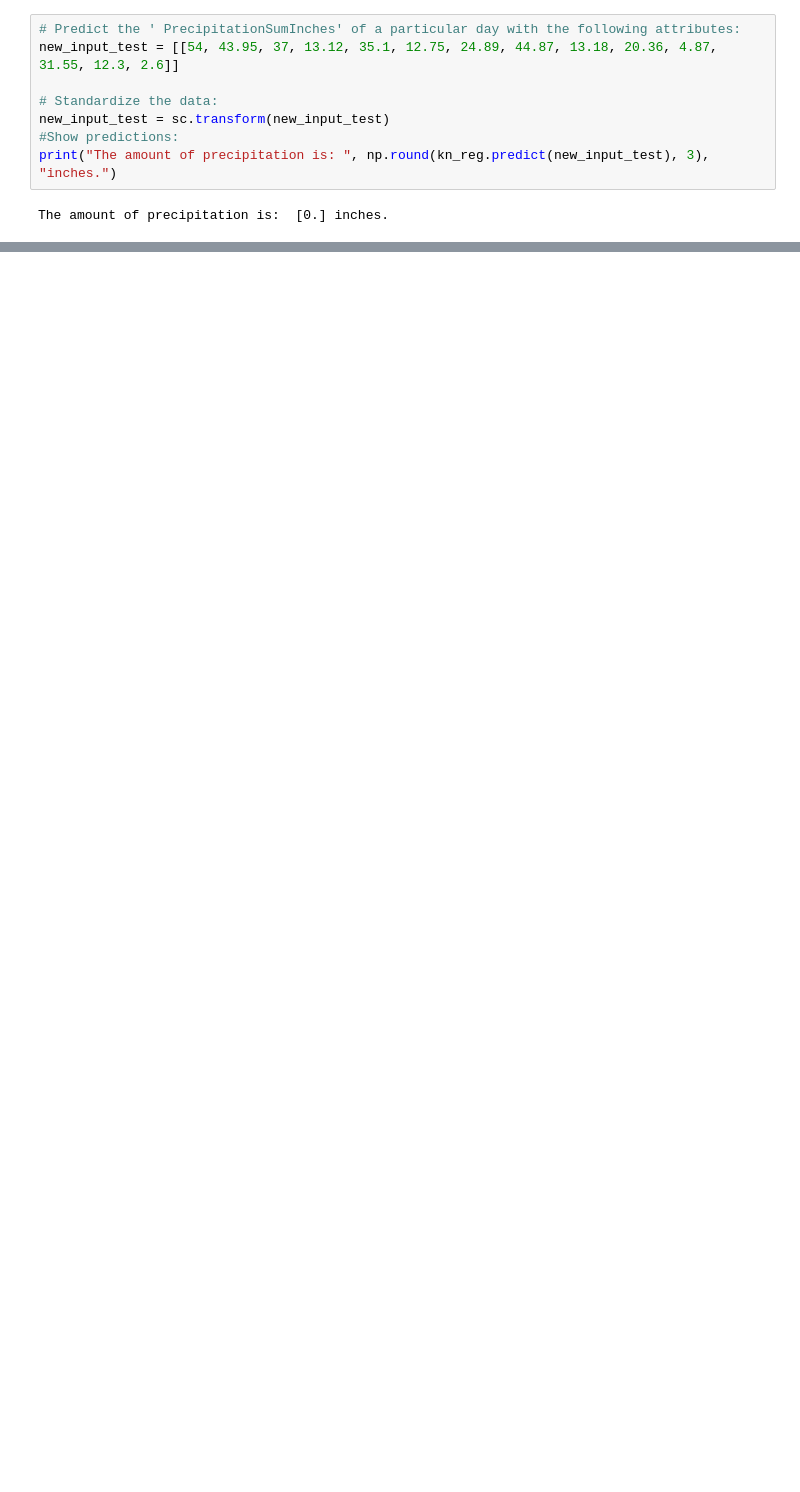
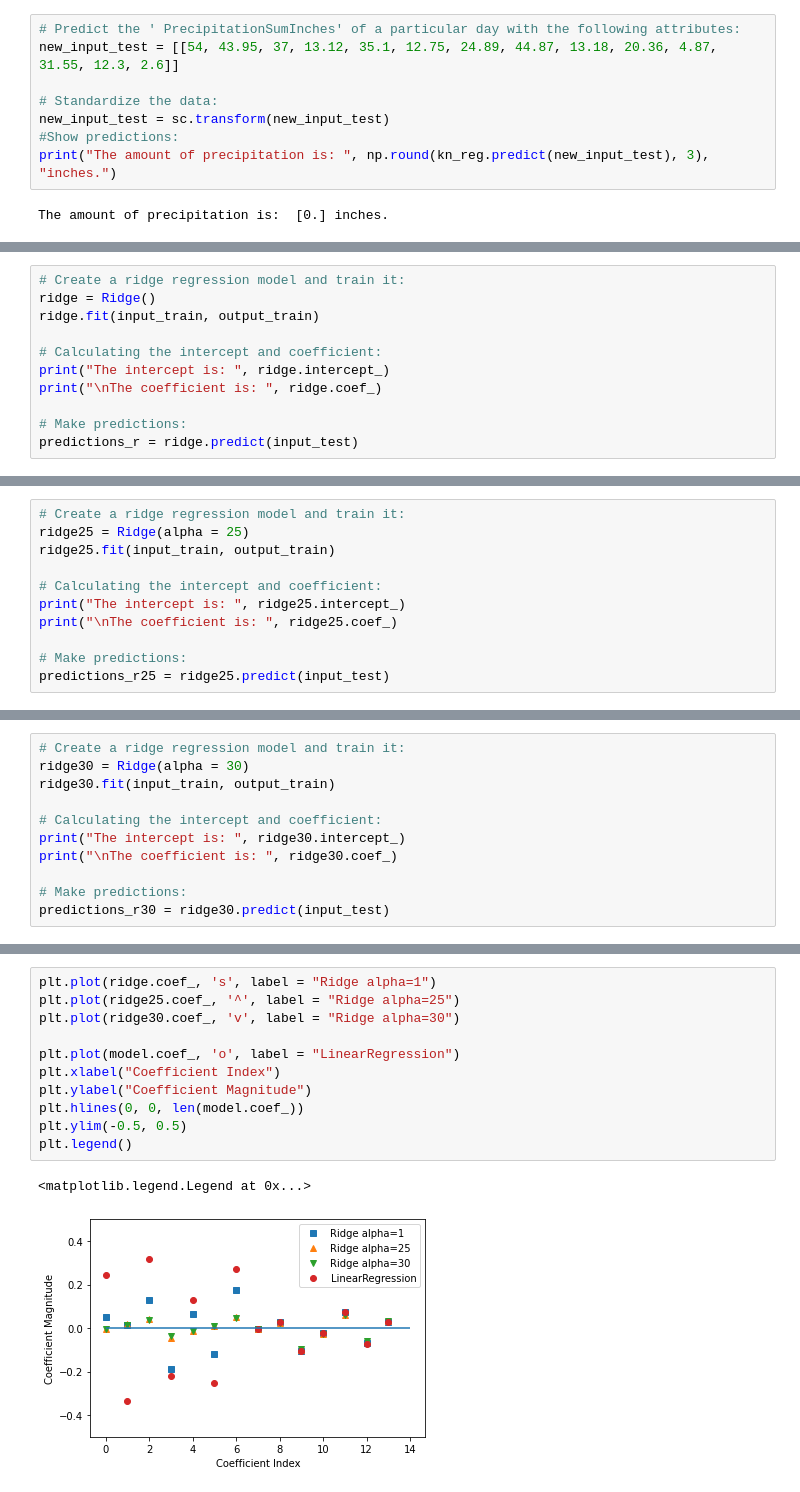
Before and after one commit to miketobz/ML-Rainfall-Prediction, a Jupyter notebook: ML_Rainfall_Prediction.ipynb, the cells around one changed output, grey strips where cells are left out. Saved outputs shown, nothing was run; the diff lists cells and outputs as text; blank space fills up the shorter version.

```diff
--- a/ML_Rainfall_Prediction.ipynb
+++ b/ML_Rainfall_Prediction.ipynb
@@ -677,0 +706,11 @@ The amount of precipitation is:  [0.] inches.
+# %%
+# Create a ridge regression model and train it:
+ridge = Ridge()
+ridge.fit(input_train, output_train)
+
+# Calculating the intercept and coefficient:
+print("The intercept is: ", ridge.intercept_)
+print("\nThe coefficient is: ", ridge.coef_)
+
+# Make predictions:
+predictions_r = ridge.predict(input_test)
@@ -677,0 +749,11 @@ The amount of precipitation is:  [0.] inches.
+# %%
+# Create a ridge regression model and train it:
+ridge25 = Ridge(alpha = 25)
+ridge25.fit(input_train, output_train)
+
+# Calculating the intercept and coefficient:
+print("The intercept is: ", ridge25.intercept_)
+print("\nThe coefficient is: ", ridge25.coef_)
+
+# Make predictions:
+predictions_r25 = ridge25.predict(input_test)
@@ -677,0 +792,11 @@ The amount of precipitation is:  [0.] inches.
+# %%
+# Create a ridge regression model and train it:
+ridge30 = Ridge(alpha = 30)
+ridge30.fit(input_train, output_train)
+
+# Calculating the intercept and coefficient:
+print("The intercept is: ", ridge30.intercept_)
+print("\nThe coefficient is: ", ridge30.coef_)
+
+# Make predictions:
+predictions_r30 = ridge30.predict(input_test)
@@ -677,0 +878,14 @@ The amount of precipitation is:  [0.] inches.
+# %%
+plt.plot(ridge.coef_, 's', label = "Ridge alpha=1")
+plt.plot(ridge25.coef_, '^', label = "Ridge alpha=25")
+plt.plot(ridge30.coef_, 'v', label = "Ridge alpha=30")
+
+plt.plot(model.coef_, 'o', label = "LinearRegression")
+plt.xlabel("Coefficient Index")
+plt.ylabel("Coefficient Magnitude")
+plt.hlines(0, 0, len(model.coef_))
+plt.ylim(-0.5, 0.5)
+plt.legend()
+# %% [output]
+<matplotlib.legend.Legend at 0x...>
+[figure, added]
```
Also changed, not shown: parts of 47 cells of this notebook.
